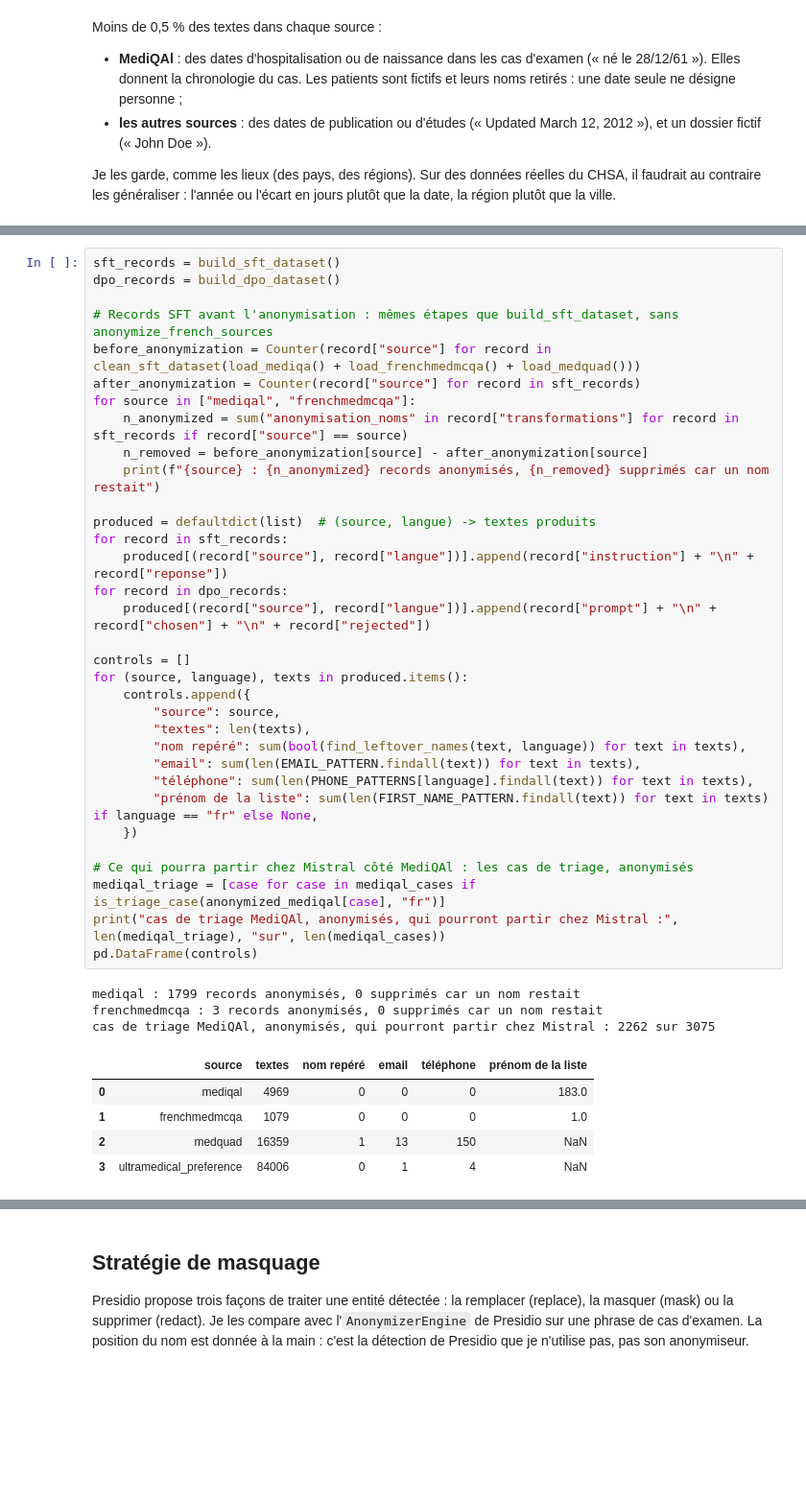
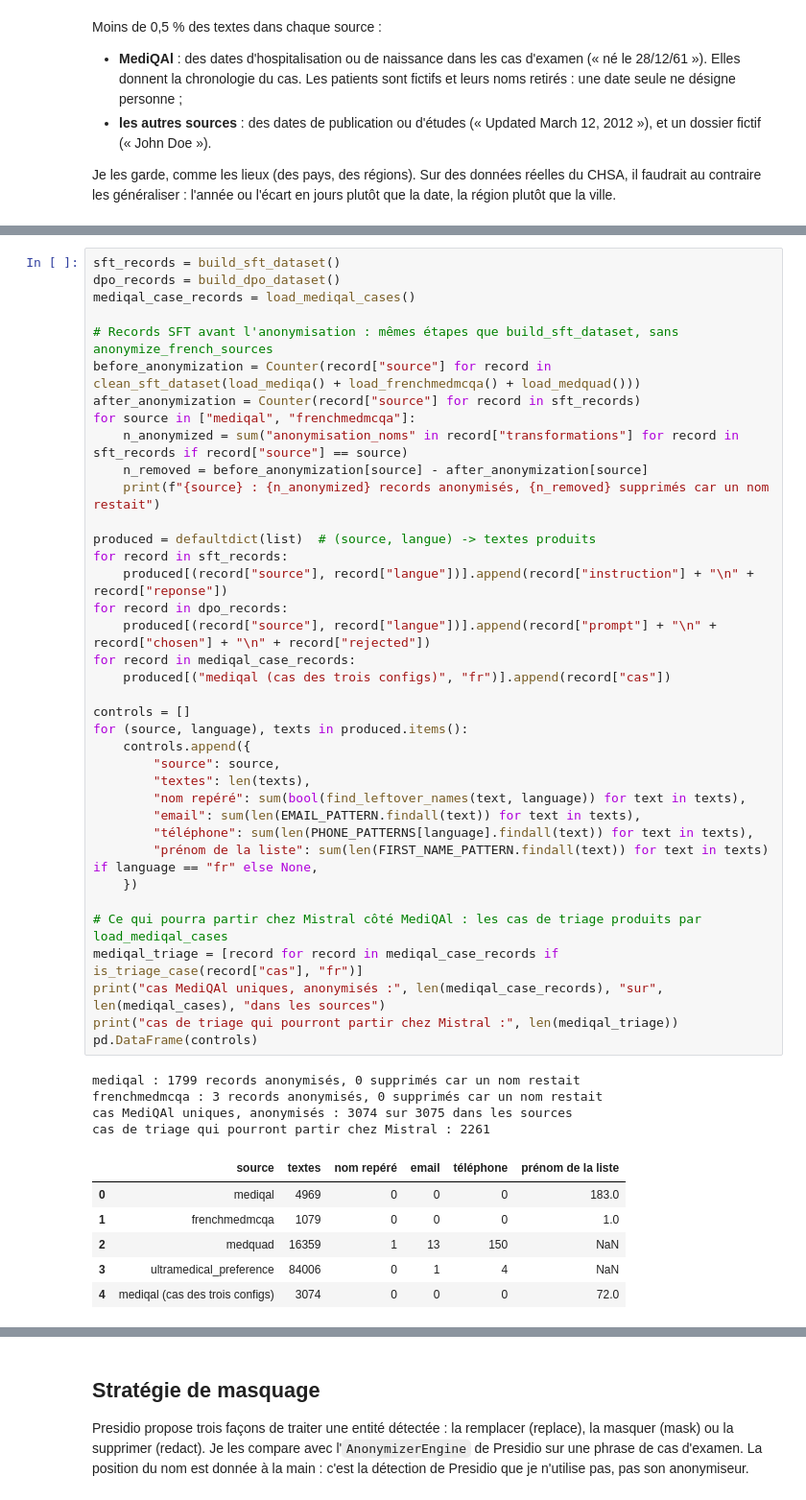
Before and after one commit to RaphaelRIVIERE/llm-finetuning, a Jupyter notebook: notebooks/02_anonymisation.ipynb, the cells around one changed output, grey strips where cells are left out. Shown at 96% size. Saved outputs shown, nothing was run; the diff lists cells and outputs as text; blank space fills up the shorter version.

Commit message:
feat: ajoute le chargement des cas cliniques MediQAl pour le triage

```diff
--- a/notebooks/02_anonymisation.ipynb
+++ b/notebooks/02_anonymisation.ipynb
@@ -654,6 +654,7 @@ Les contrôles précédents portent sur les sources. Je les repasse sur ce que l
 # %%
 sft_records = build_sft_dataset()
 dpo_records = build_dpo_dataset()
+mediqal_case_records = load_mediqal_cases()
 
 # Records SFT avant l'anonymisation : mêmes étapes que build_sft_dataset, sans anonymize_french_sources
 before_anonymization = Counter(record["source"] for record in clean_sft_dataset(load_mediqa() + load_frenchmedmcqa() + load_medquad()))
@@ -662,37 +663,42 @@ for source in ["mediqal", "frenchmedmcqa"]:
     n_anonymized = sum("anonymisation_noms" in record["transformations"] for record in sft_records if record["source"] == source)
     n_removed = before_anonymization[source] - after_anonymization[source]
     print(f"{source} : {n_anonymized} records anonymisés, {n_removed} supprimés car un nom restait")
 
 produced = defaultdict(list)  # (source, langue) -> textes produits
 for record in sft_records:
     produced[(record["source"], record["langue"])].append(record["instruction"] + "\n" + record["reponse"])
 for record in dpo_records:
     produced[(record["source"], record["langue"])].append(record["prompt"] + "\n" + record["chosen"] + "\n" + record["rejected"])
+for record in mediqal_case_records:
+    produced[("mediqal (cas des trois configs)", "fr")].append(record["cas"])
 
 controls = []
 for (source, language), texts in produced.items():
     controls.append({
         "source": source,
         "textes": len(texts),
         "nom repéré": sum(bool(find_leftover_names(text, language)) for text in texts),
         "email": sum(len(EMAIL_PATTERN.findall(text)) for text in texts),
         "téléphone": sum(len(PHONE_PATTERNS[language].findall(text)) for text in texts),
         "prénom de la liste": sum(len(FIRST_NAME_PATTERN.findall(text)) for text in texts) if language == "fr" else None,
     })
 
-# Ce qui pourra partir chez Mistral côté MediQAl : les cas de triage, anonymisés
-mediqal_triage = [case for case in mediqal_cases if is_triage_case(anonymized_mediqal[case], "fr")]
-print("cas de triage MediQAl, anonymisés, qui pourront partir chez Mistral :", len(mediqal_triage), "sur", len(mediqal_cases))
+# Ce qui pourra partir chez Mistral côté MediQAl : les cas de triage produits par load_mediqal_cases
+mediqal_triage = [record for record in mediqal_case_records if is_triage_case(record["cas"], "fr")]
+print("cas MediQAl uniques, anonymisés :", len(mediqal_case_records), "sur", len(mediqal_cases), "dans les sources")
+print("cas de triage qui pourront partir chez Mistral :", len(mediqal_triage))
 pd.DataFrame(controls)
 # %% [output]
 mediqal : 1799 records anonymisés, 0 supprimés car un nom restait
 frenchmedmcqa : 3 records anonymisés, 0 supprimés car un nom restait
-cas de triage MediQAl, anonymisés, qui pourront partir chez Mistral : 2262 sur 3075
+cas MediQAl uniques, anonymisés : 3074 sur 3075 dans les sources
+cas de triage qui pourront partir chez Mistral : 2261
 |  | source | textes | nom repéré | email | téléphone | prénom de la liste |
 | 0 | mediqal | 4969 | 0 | 0 | 0 | 183.0 |
 | 1 | frenchmedmcqa | 1079 | 0 | 0 | 0 | 1.0 |
 | 2 | medquad | 16359 | 1 | 13 | 150 | NaN |
 | 3 | ultramedical_preference | 84006 | 0 | 1 | 4 | NaN |
+| 4 | mediqal (cas des trois configs) | 3074 | 0 | 0 | 0 | 72.0 |
 # %% [markdown]
 Chaque record anonymisé porte `anonymisation_noms` dans son champ `transformations`, et la première sortie donne le nombre de records supprimés : on sait ce que le pipeline a fait à chaque record. Ici, 1799 records MediQAl et 3 FrenchMedMCQA sont anonymisés, et aucun n'est supprimé : après les règles, les motifs de contrôle ne trouvent plus rien.
 
```
Also changed, not shown: parts of 4 cells of this notebook, 7 other files.
